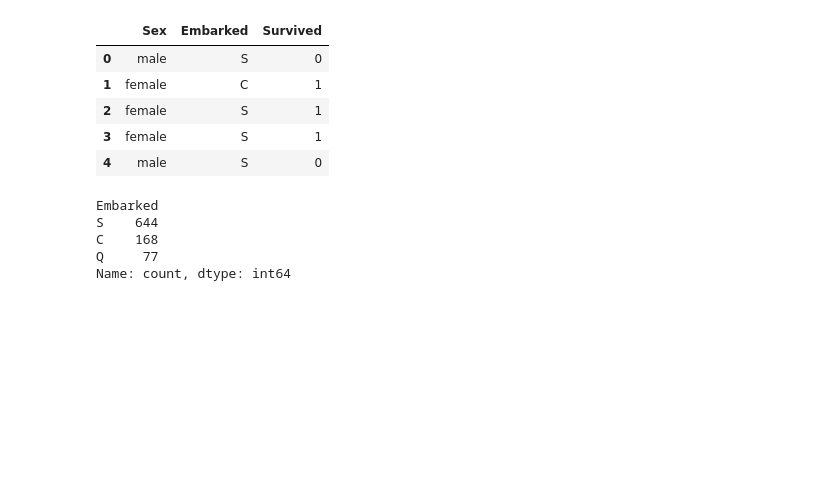
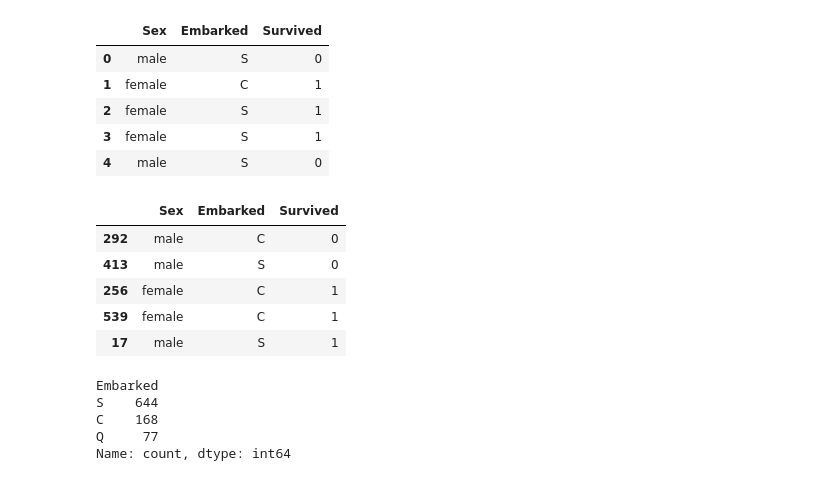
Before and after one commit to RavenWave/Machine_Learning_Algorithms, a Jupyter notebook: D_Help/D_1_Variable_Encodings/D_1_2_OneHotEncoding-Nominal_Encoding.ipynb, the cells around one changed output. Cells and saved outputs as stored; diff of their text form; code cells hidden in the pictures; blank space fills up the shorter version.

```diff
--- a/D_Help/D_1_Variable_Encodings/D_1_2_OneHotEncoding-Nominal_Encoding.ipynb
+++ b/D_Help/D_1_Variable_Encodings/D_1_2_OneHotEncoding-Nominal_Encoding.ipynb
@@ -18,6 +20,15 @@ df.head()
 | 2 | female | S | 1 |
 | 3 | female | S | 1 |
 | 4 | male | S | 0 |
+# %%
+df.iloc[[291, 412, 255, 538, 17], :]
+# %% [output]
+|  | Sex | Embarked | Survived |
+| 292 | male | C | 0 |
+| 413 | male | S | 0 |
+| 256 | female | C | 1 |
+| 539 | female | C | 1 |
+| 17 | male | S | 1 |
 # %%
 df['Embarked'].value_counts()
 # %% [output]
```
Also changed, not shown: parts of 4 cells of this notebook, 2 other files.
